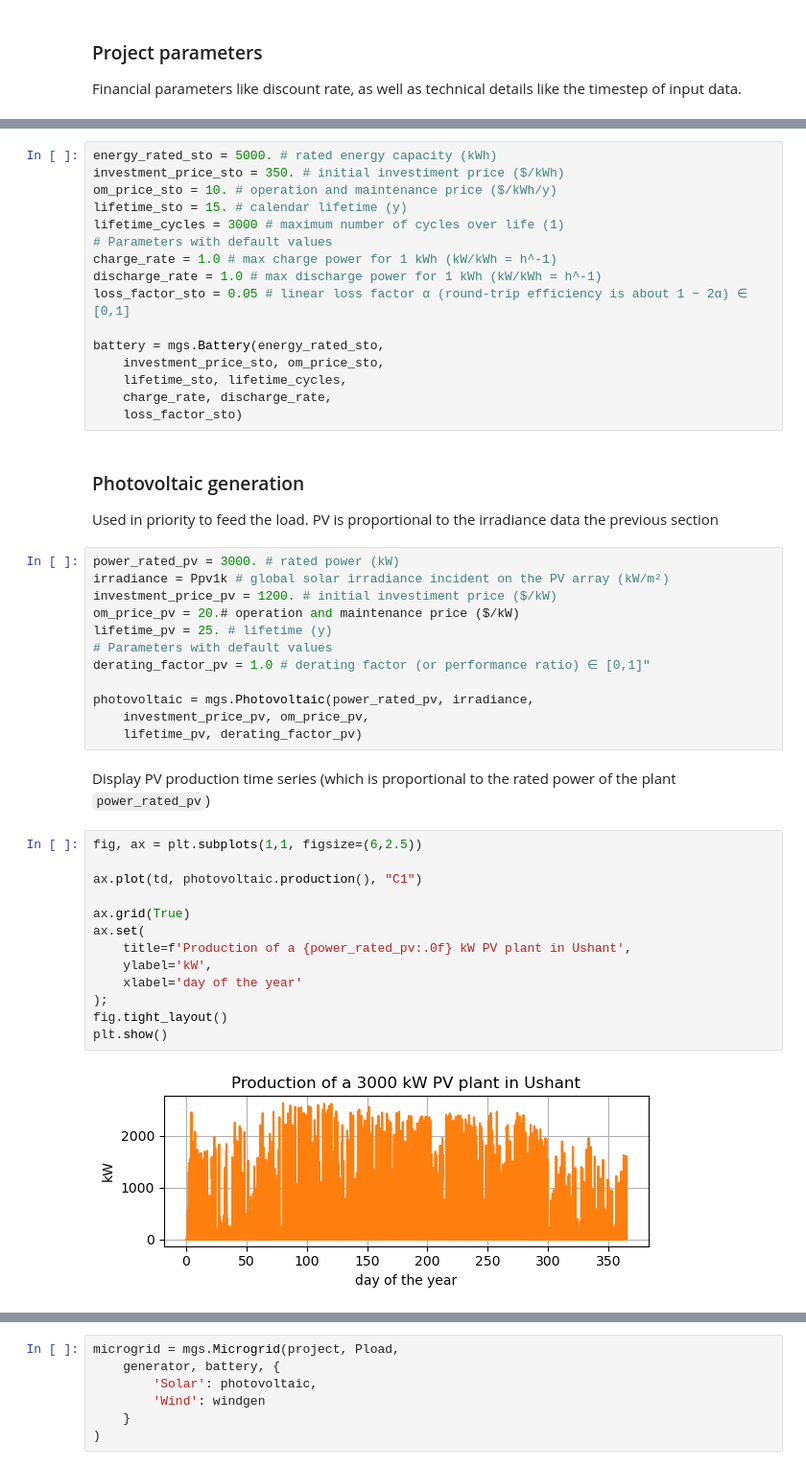
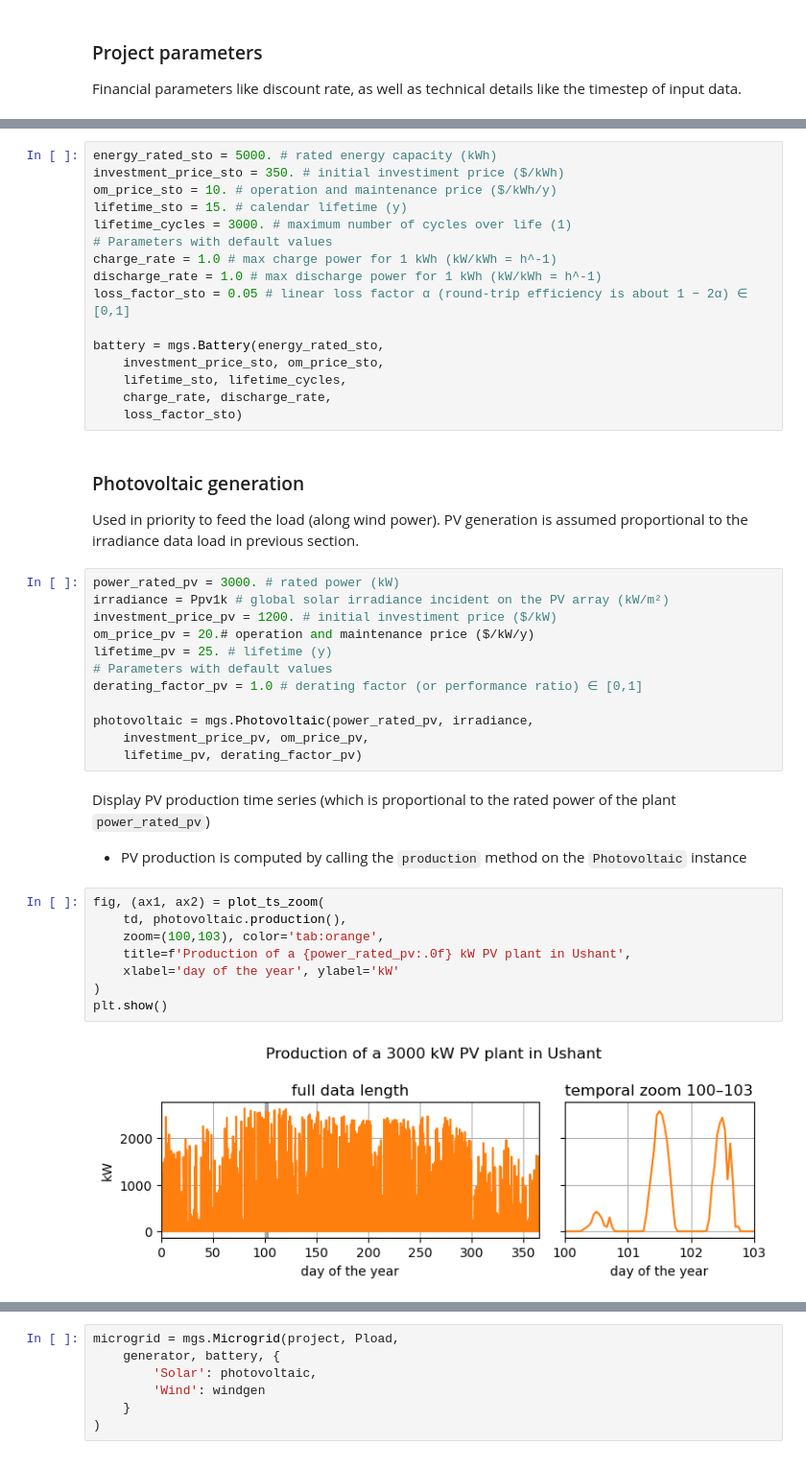
Before and after one commit to Microgrids-X/Microgrids.py, a Jupyter notebook: examples/Microgrid_Wind-Solar.ipynb, the cells around one changed output, grey strips where cells are left out. Shown at 96% size. Saved outputs shown, nothing was run; the diff lists cells and outputs as text.

```diff
--- a/examples/Microgrid_Wind-Solar.ipynb
+++ b/examples/Microgrid_Wind-Solar.ipynb
@@ -119,7 +163,7 @@ energy_rated_sto = 5000. # rated energy capacity (kWh)
 investment_price_sto = 350. # initial investiment price ($/kWh)
 om_price_sto = 10. # operation and maintenance price ($/kWh/y)
 lifetime_sto = 15. # calendar lifetime (y)
-lifetime_cycles = 3000 # maximum number of cycles over life (1)
+lifetime_cycles = 3000. # maximum number of cycles over life (1)
 # Parameters with default values
 charge_rate = 1.0 # max charge power for 1 kWh (kW/kWh = h^-1)
 discharge_rate = 1.0 # max discharge power for 1 kWh (kW/kWh = h^-1)
@@ -133,36 +177,32 @@ battery = mgs.Battery(energy_rated_sto,
 # %% [markdown]
 ### Photovoltaic generation
 
-Used in priority to feed the load. PV is proportional to the irradiance data the previous section
+Used in priority to feed the load (along wind power). PV generation is assumed proportional to the irradiance data load in previous section.
 # %%
 power_rated_pv = 3000. # rated power (kW)
 irradiance = Ppv1k # global solar irradiance incident on the PV array (kW/m²)
 investment_price_pv = 1200. # initial investiment price ($/kW)
-om_price_pv = 20.# operation and maintenance price ($/kW)
+om_price_pv = 20.# operation and maintenance price ($/kW/y)
 lifetime_pv = 25. # lifetime (y)
 # Parameters with default values
-derating_factor_pv = 1.0 # derating factor (or performance ratio) ∈ [0,1]"
+derating_factor_pv = 1.0 # derating factor (or performance ratio) ∈ [0,1]
 
 photovoltaic = mgs.Photovoltaic(power_rated_pv, irradiance,
     investment_price_pv, om_price_pv,
     lifetime_pv, derating_factor_pv)
 # %% [markdown]
 Display PV production time series (which is proportional to the rated power of the plant `power_rated_pv`)
+- PV production is computed by calling the `production` method on the `Photovoltaic` instance
-# %%
-fig, ax = plt.subplots(1,1, figsize=(6,2.5))
-
-ax.plot(td, photovoltaic.production(), "C1")
-
-ax.grid(True)
-ax.set(
-    title=f'Production of a {power_rated_pv:.0f} kW PV plant in Ushant',
-    ylabel='kW',
-    xlabel='day of the year'
-);
-fig.tight_layout()
-plt.show()
-# %% [output]
-[figure, removed]
+# %%
+fig, (ax1, ax2) = plot_ts_zoom(
+    td, photovoltaic.production(),
+    zoom=(100,103), color='tab:orange',
+    title=f'Production of a {power_rated_pv:.0f} kW PV plant in Ushant',
+    xlabel='day of the year', ylabel='kW'
+)
+plt.show()
+# %% [output]
+[figure, added]
 # %% [markdown]
 ### Wind power generation
 
```
Also changed, not shown: parts of 43 cells of this notebook, 2 other files.
